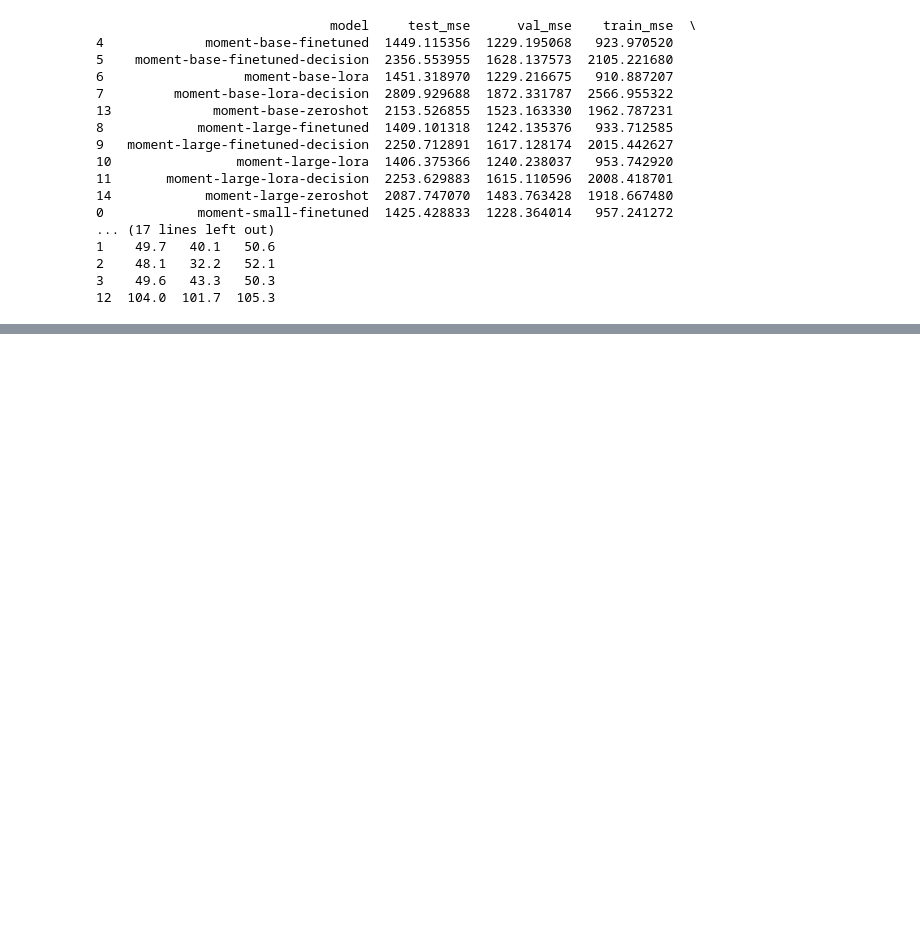
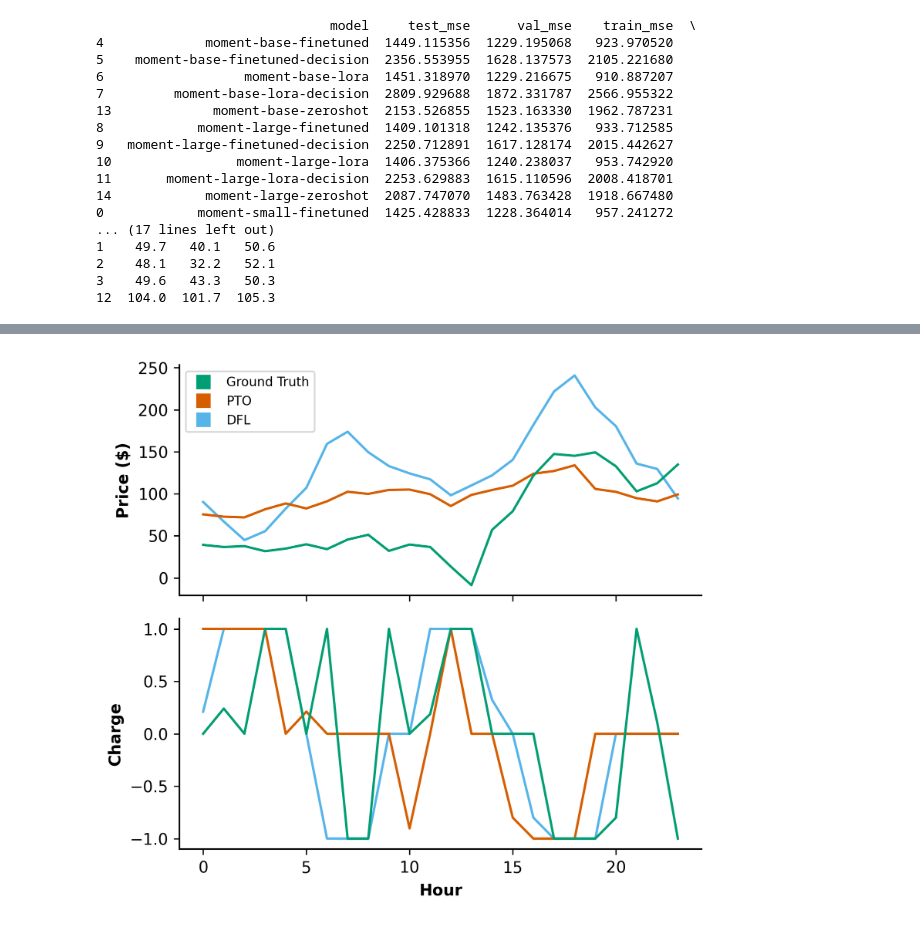
Before and after one commit to saloper/decision-focused-fine-tuning, a Jupyter notebook: notebooks/aggregate_metrics.ipynb, the cells around one changed output, grey strips where cells are left out. Saved outputs shown, nothing was run; the diff lists cells and outputs as text; code cells hidden in the pictures; blank space fills up the shorter version.

```diff
--- a/notebooks/aggregate_metrics.ipynb
+++ b/notebooks/aggregate_metrics.ipynb
@@ -301,0 +324,2 @@ plt.show()
+# %%
+example_dfl = dfl[(dfl['sample_idx'] == 355) &(dfl['split'] == 'test')].iloc[0]
@@ -301,0 +346,51 @@ plt.show()
+# %%
+example_pto = pto[(pto['sample_idx'] == 355) &(pto['split'] == 'test')].iloc[0]
+# %%
+# Generate plot
+plt.style.use('default')
+# We increase the height slightly and create 2 subplots sharing the x-axis
+fig, (ax1, ax2) = plt.subplots(nrows=2, ncols=1, figsize=(5.5, 5), dpi=300, sharex=True)
+
+# --------------------------
+# TOP PLOT (ax1): Price
+# --------------------------
+ax1.plot(example_dfl['pred'], linestyle="-", color='#56B4E9')
+ax1.plot(example_pto['pred'], linestyle="-", color='#D55E00')
+ax1.plot(example_dfl['true'], linestyle="-", color='#009E73')
+
+ax1.set_ylabel('Price ($)', fontweight='bold', fontsize=10)
+
+# --------------------------
+# BOTTOM PLOT (ax2): Charging
+# --------------------------
+ax2.plot(example_dfl['pred_power'], linestyle="-", color='#56B4E9')
+ax2.plot(example_pto['pred_power'], linestyle="-", color='#D55E00')
+ax2.plot(example_dfl['true_power'], linestyle="-", color='#009E73')
+
+
+ax2.set_ylabel('Charge', fontweight='bold', fontsize=10)
+ax2.set_xlabel('Hour', fontweight='bold', fontsize=10)
+
+# --------------------------
+# Styling & Legends
+# --------------------------
+legend_elements = [
+    Line2D([0], [0], color='w', marker='s', markerfacecolor='#009E73', markersize=10, label='Ground Truth'),
+    Line2D([0], [0], color='w', marker='s', markerfacecolor='#D55E00', markersize=10, label='PTO'),
+    Line2D([0], [0], color='w', marker='s', markerfacecolor='#56B4E9', markersize=10, label='DFL')
+]
+ax1.legend(handles=legend_elements, loc='best', frameon=True, fontsize=8)
+
+# Apply spine styling to BOTH axes
+for ax in [ax1, ax2]:
+    ax.spines['bottom'].set_linewidth(1.0)
+    ax.spines['left'].set_linewidth(1.0)
+    ax.spines['top'].set_visible(False)
+    ax.spines['right'].set_visible(False)
+
+# Adjust layout so they don't overlap
+plt.tight_layout()
+plt.savefig("plots/example_decision_loss.pdf", format='pdf', bbox_inches='tight')
+plt.show()
+# %% [output]
+[figure, added]
```
Also changed, not shown: parts of 7 cells of this notebook, 5 other files.
